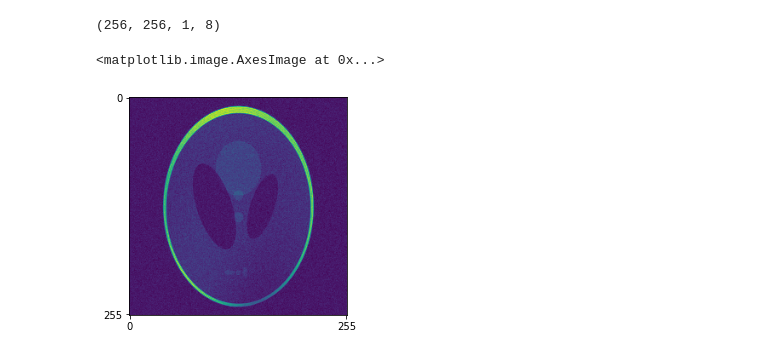
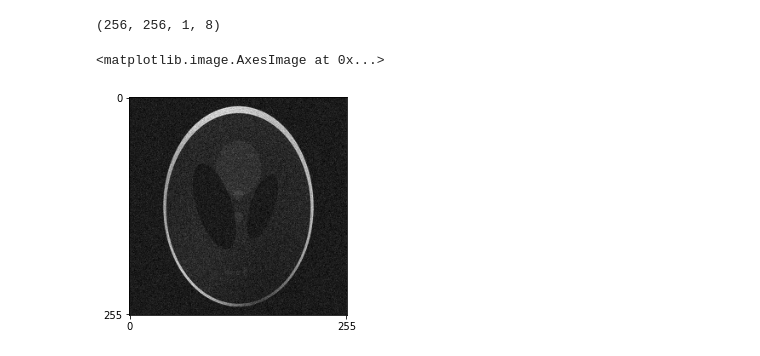
Before and after one commit to gopal-nataraj/bart-webinars, a Jupyter notebook: webinar4/demo.ipynb, the cells around one changed output. Saved outputs shown, nothing was run; the diff lists cells and outputs as text; code cells hidden in the pictures.

```diff
--- a/webinar4/demo.ipynb
+++ b/webinar4/demo.ipynb
@@ -14,7 +14,7 @@ ksp_ful_nonoise.shape
 (256, 256, 1, 8)
 # %%
 # add noise
-noi_var = 1000
+noi_var = 3000
 ksp_ful = bart.bart(1, 'noise -n {}'.format(noi_var), ksp_ful_nonoise)
 ksp_ful.shape
 # %% [output]
@@ -22,12 +22,12 @@ ksp_ful.shape
 # %%
 # root-sum-of-squares reconstruction from fully-sampled data
 im_ful_coil = bart.bart(1, 'fft -i -u $(bart bitmask 0 1 2)', ksp_ful)
 im_ful_rss = bart.bart(1, 'rss $(bart bitmask 3)', im_ful_coil)
 
 _, ax = plt.subplots()
 ax.set_xticks([0, nkyz-1])
 ax.set_yticks([0, nkyz-1])
-ax.imshow(abs(im_ful_rss))
+ax.imshow(abs(im_ful_rss), cmap='gray')
 # %% [output]
 <matplotlib.image.AxesImage at 0x...>
-[figure, old version]
+[figure, new version]
```
Also changed, not shown: parts of 4 cells of this notebook.
